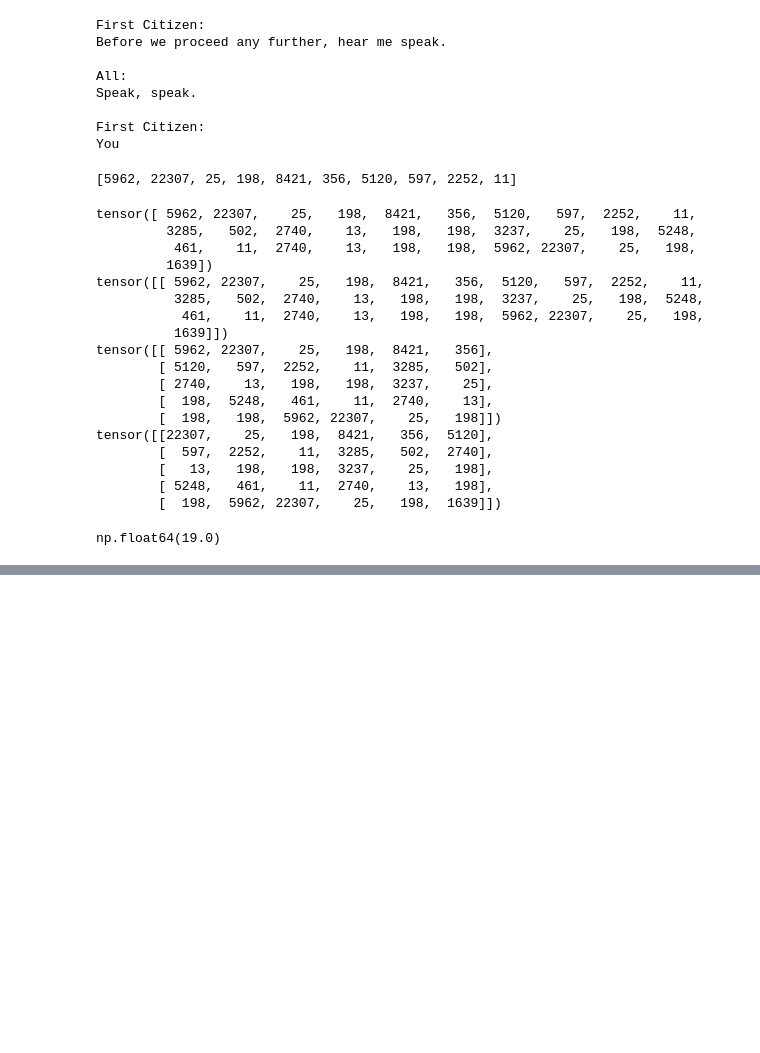
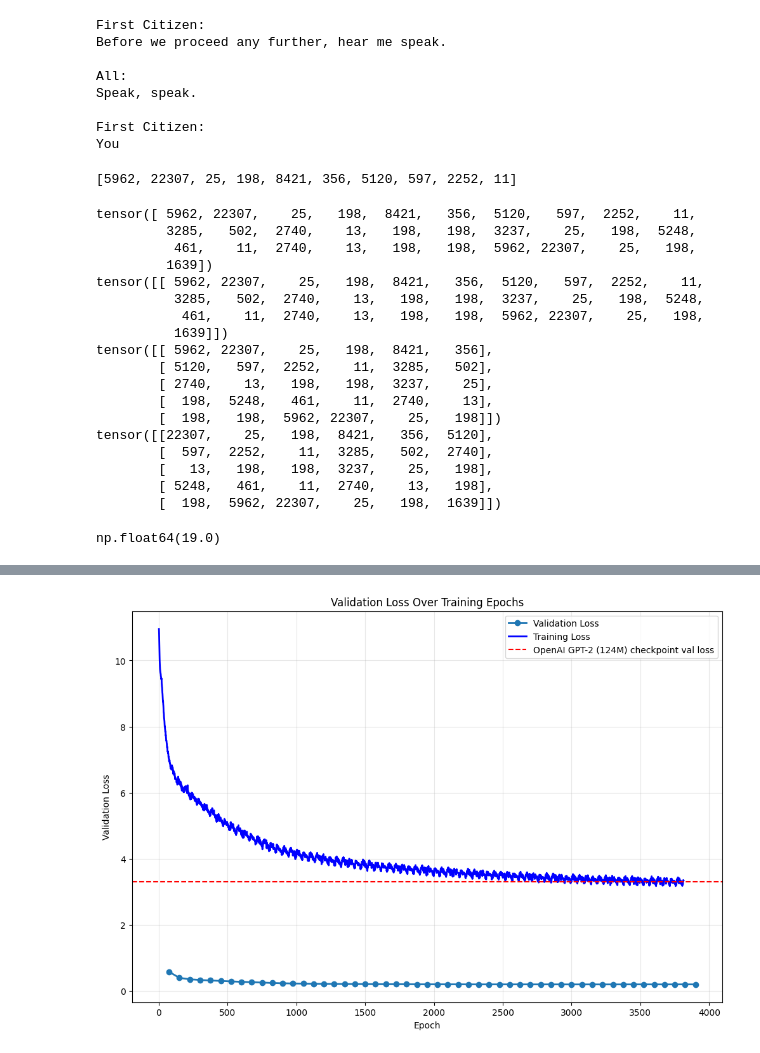
Before and after one commit to hula0401/GPT2_Reproduce, a Jupyter notebook: play.ipynb, the cells around one changed output, grey strips where cells are left out. Drawn from its saved outputs; the diff is of its cells as text; code cells hidden in the pictures; blank space fills up the shorter version.

```diff
--- a/play.ipynb
+++ b/play.ipynb
@@ -122,0 +117,79 @@ b
+# %%
+# Parse and visualize validation loss history
+import numpy as np
+import matplotlib.pyplot as plt
+
+## GPT baselines
+sz = "124M"
+
+loss_baseline = {
+    "124M": 3.2924,
+}[sz]
+
+hella2_baseline = { # HellaSwag for GPT-2
+    "124M": 0.294463,
+    "350M": 0.375224,
+    "774M": 0.431986,
+    "1558M": 0.488946,
+}[sz]
+hella3_baseline = { # HellaSwag for GPT-3
+    "124M": 0.337,
+    "350M": 0.436,
+    "774M": 0.510,
+    "1558M": 0.547,
+}[sz]
+
+# Load my model accuracy and loss history
+with open("log/val_loss_history.txt", "r") as f:
+    val_losses = [float(line.strip()) for line in f.readlines()]
+
+with open("log/acc_history.txt", "r") as f:
+    acc_history = [float(line.strip()) for line in f.readlines()]
+
+with open("log/loss_history.txt", "r") as f:
+    train_losses = [float(line.strip()) for line in f.readlines()]
+
+# Convert to numpy array for easier manipulation
+val_losses = np.array(val_losses) * 20
+acc_history = np.array(acc_history)
+train_losses = np.array(train_losses)
+
+x_train = np.arange(1, len(train_losses) + 1)
+x_val = np.arange(1, len(val_losses) + 1)*75
+
+# Create visualization
+plt.figure(figsize=(12, 8))
+
+# Main plot
+plt.plot(x_val, val_losses, 'o-', linewidth=2, label='Validation Loss')
+plt.plot(x_train, train_losses, 'b-', linewidth=2, label='Training Loss')
+if loss_baseline is not None:
+    plt.axhline(y=loss_baseline, color='r', linestyle='--', label=f"OpenAI GPT-2 ({sz}) checkpoint val loss")
+plt.xlabel('Epoch')
+plt.ylabel('Validation Loss')
+plt.title('Validation Loss Over Training Epochs')
+plt.grid(True, alpha=0.3)
+plt.legend()
+
+# Print summary statistics
+print(f"Training Summary:")
+print(f"Total epochs: {len(val_losses)}")
+print(f"Initial validation loss: {val_losses[0]:.6f}")
+print(f"Final validation loss: {val_losses[-1]:.6f}")
+print(f"Best validation loss: {np.min(val_losses):.6f} (epoch {np.argmin(val_losses) + 1})")
+print(f"Total improvement: {val_losses[0] - val_losses[-1]:.6f}")
+print(f"Improvement percentage: {((val_losses[0] - val_losses[-1]) / val_losses[0] * 100):.2f}%")
+
+# Check for convergence
+if len(val_losses) >= 10:
+    recent_avg = np.mean(val_losses[-10:])
+    print(f"Average loss over last 10 epochs: {recent_avg:.6f}")
+
+    # Check if loss has plateaued (less than 0.1% improvement in last 10 epochs)
+    if len(val_losses) >= 20:
+        prev_avg = np.mean(val_losses[-20:-10])
+        improvement_rate = (prev_avg - recent_avg) / prev_avg
+        print(f"Improvement rate over last 10 epochs: {improvement_rate*100:.3f}%")
+        if improvement_rate < 0.001:
+            print("Model appears to have converged (very small improvement rate)")
+# %% [output]
@@ -122,0 +206 @@ b
+[figure, added]
```
Also changed, not shown: parts of 2 cells of this notebook, 1 other file.
